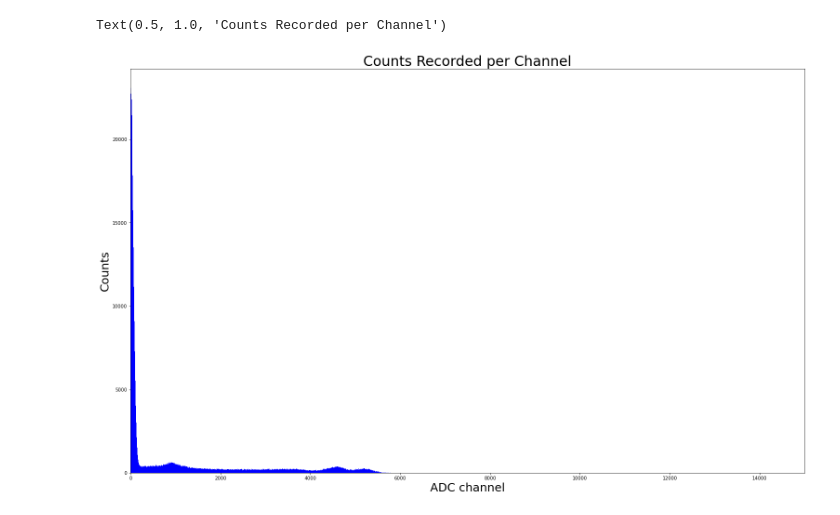
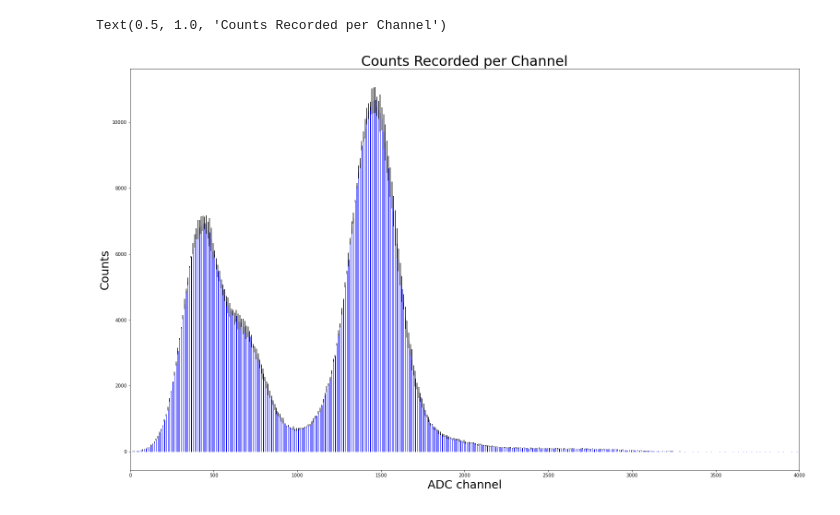
Before and after one commit to diodeamy/GammaSpectra, a Jupyter notebook: graphing.ipynb, the cells around one changed output. Drawn from its saved outputs; the diff is of its cells as text; code cells hidden in the pictures.

Commit message:
adds error to the graphing function

```diff
--- a/graphing.ipynb
+++ b/graphing.ipynb
@@ -6,7 +7,6 @@ import matplotlib.pyplot as plt
 # %%
 # importing data
 
-data = pd.read_csv("Data/CSI/Co60/GAMMA_Charge_Histo(Time 300)_06-09-23 Time 1211.csv",
-                   names = ['ADC channel','counts'],
+data = pd.read_csv("Data/BGO/Am241/BGO_Am241_final.csv",
                    nrows = 5000
                   )
@@ -15,15 +29,15 @@ NameError: name 'pd' is not defined
 # %%
 # creating graph
 fig, ax = plt.subplots(figsize = (26,16))
 
 # barplotting
-ax.bar(x = data['ADC channel'], height = data['counts'], width = 0.8, color = 'pink', ec = 'blue')
-ax.set_xlim(xmin=0, xmax = 15000)
+ax.bar(x = data['ADC channel'], height = data['average'], width = 0.8, ec = 'blue', yerr = data['error'])
+ax.set_xlim(xmin=0, xmax = 4000)
 
 # labeling
 plt.xlabel('ADC channel', fontsize = 25)
 plt.ylabel('Counts', fontsize = 25)
 plt.title('Counts Recorded per Channel', fontsize = 30)
 # %% [output]
 Text(0.5, 1.0, 'Counts Recorded per Channel')
-[figure, old version]
+[figure, new version]
```
Also changed, not shown: parts of 3 cells of this notebook.
